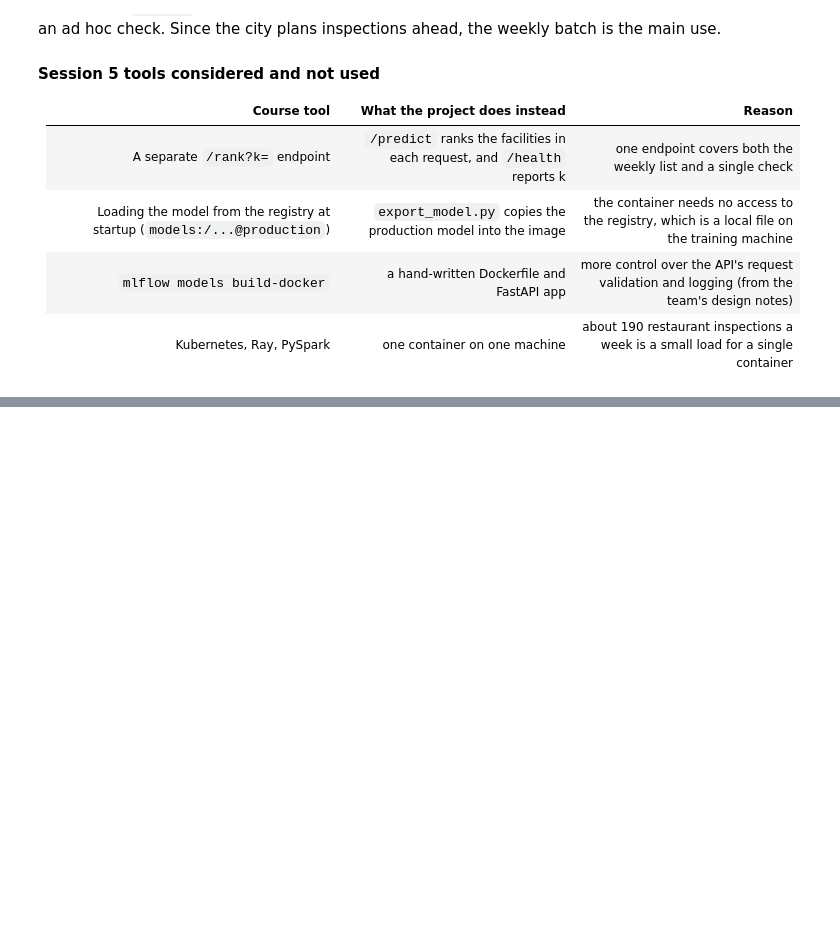
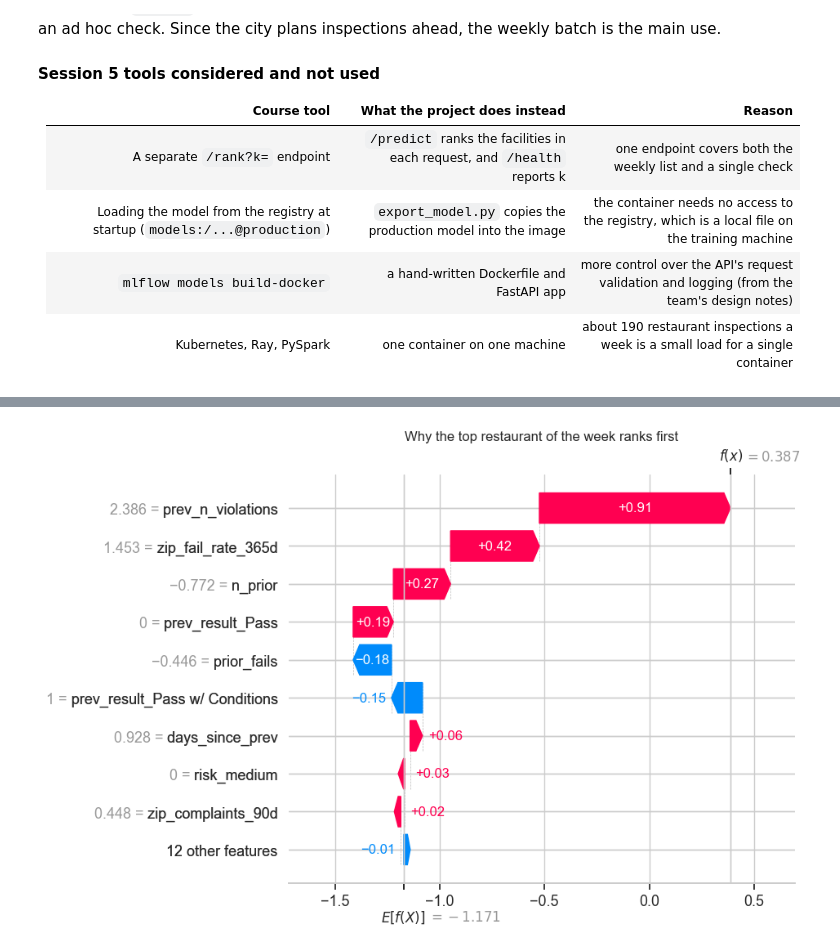
Before and after one commit to brookerios20/chicago-inspection-ranking-mlops, a Jupyter notebook: app/app.ipynb, the cells around one changed output, grey strips where cells are left out. Cells and saved outputs as stored; diff of their text form; code cells hidden in the pictures; blank space fills up the shorter version.

```diff
--- a/app/app.ipynb
+++ b/app/app.ipynb
@@ -3413,0 +3510,23 @@ Session 5 contrasted batch prediction (scoring many rows on a schedule, "compute
+# %%
+# This cell builds the list an inspector would receive for one week: the 9 highest-scoring canvass
+# inspections of the last full week in the validation window, with the two features that pushed each
+# one up the most. The fail column shows what the inspection actually found.
+from src.metrics import weeks
+
+reference["score"] = production_model.predict_proba(train_module.feature_frame(reference, feature_version))[:, 1]
+reference["week"] = weeks(reference["inspection_date"])
+example_week = sorted(reference["week"].unique())[-2]
+week_picks = reference[reference["week"] == example_week].nlargest(int(version_info["k_week"]), "score")
+
+
+def top_reasons(row_index, n=2):
+    """Names of the n features with the largest positive SHAP values for one row."""
+    contributions = pd.Series(shap_values.values[row_index], index=shap_feature_names)
+    return ", ".join(contributions.sort_values(ascending=False).index[:n])
+
+
+week_picks = week_picks.assign(top_reasons=[top_reasons(i) for i in week_picks.index])
+print("week:", example_week, "| canvass inspections that week:", (reference["week"] == example_week).sum())
+print("failures found among the 9 picks:", week_picks["fail"].sum())
+week_picks[["inspection_date", "score", "fail", "prev_result", "prior_fails", "days_since_prev",
+            "prev_n_violations", "zip_fail_rate_365d", "top_reasons"]].round(3).reset_index(drop=True)
@@ -3413,0 +3546,11 @@ Session 5 contrasted batch prediction (scoring many rows on a schedule, "compute
+# %%
+# This cell explains the first restaurant on that week's list in detail. The waterfall starts from
+# the typical score (E[f(x)], on the log-odds scale) and adds each feature's contribution in turn,
+# ending at this restaurant's score (f(x)). The numbers left of each feature name are the values the
+# model sees after its preprocessing: numeric features are scaled (2.4 means about 2.4 standard
+# deviations above the training average) and categories are 1 (yes) or 0 (no).
+shap.plots.waterfall(shap_values[week_picks.index[0]], max_display=10, show=False)
+plt.title("Why the top restaurant of the week ranks first")
+plt.show()
+# %% [output]
+[figure, added]
```
Also changed, not shown: parts of 21 cells of this notebook, 3 other files.
